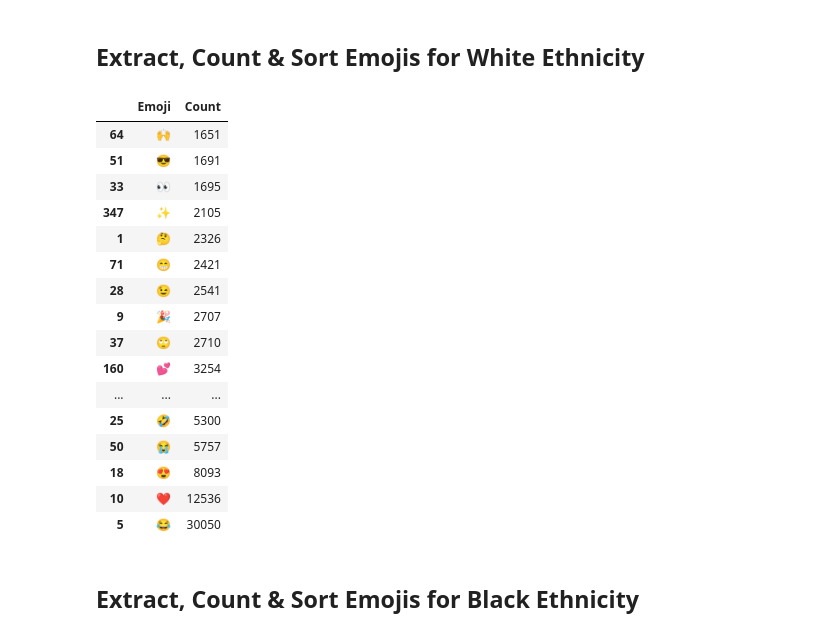
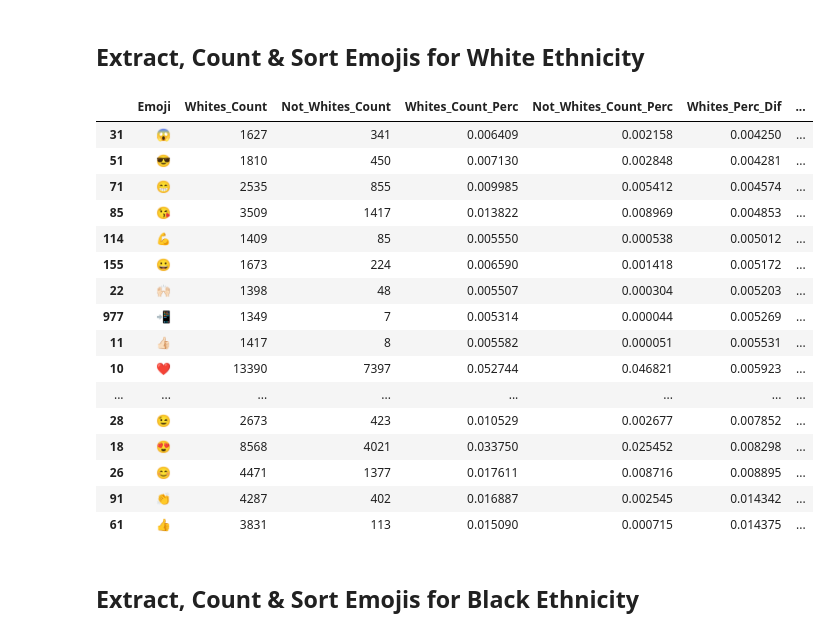
Before and after one commit to stylianosnicoletti/Emojis-usage-in-social-media-by-demographics, a Jupyter notebook: Jupyter/Emojis_ London.ipynb, the cells around one changed output. Cells and saved outputs as stored; diff of their text form; code cells hidden in the pictures.

```diff
--- a/Jupyter/Emojis_ London.ipynb
+++ b/Jupyter/Emojis_ London.ipynb
@@ -249,35 +327,55 @@ for ind,gen in enumerate(gender_list):
 # %% [markdown]
 ## Extract, Count & Sort Emojis for White Ethnicity
 # %%
-# Count emojis (Ethnicity Confidence: 0.8)
-count_white = extract.count_all_emoji(lon_join_df.loc[(lon_join_df['ethnicity'] == 'white')& (lon_join_df['ethnicity:confidence'].astype(float)>0.8)]['text'])
+# Count emojis (Ethnicity Confidence: 0.75)
+count_white = extract.count_all_emoji(lon_join_df.loc[(lon_join_df['ethnicity'] == 'white')& (lon_join_df['ethnicity:confidence'].astype(float)>0.75)]['text'])
+count_not_white =extract.count_all_emoji(lon_join_df.loc[(lon_join_df['ethnicity'] != 'white')& (lon_join_df['ethnicity:confidence'].astype(float)>0.75)]['text'])
 
 # Create panda dataframe to store emojis with counts
-emojis_count_white_df = pd.DataFrame(columns = ['Emoji','Count'])
+
+# Whites
+emojis_count_white_df = pd.DataFrame(columns = ['Emoji','Whites_Count'])
 for emoji in count_white:
-    emojis_count_white_df = emojis_count_white_df.append({'Emoji' : emoji , 'Count' : count_white[emoji]} , ignore_index=True)
+    emojis_count_white_df = emojis_count_white_df.append({'Emoji' : emoji , 'Whites_Count' : count_white[emoji]} , ignore_index=True)
 
-# Sort dataframe by count
-emojis_count_white_df = emojis_count_white_df.sort_values(by=['Count'])
-emojis_count_white_df.tail(20)
+# Not Whites
+emojis_count_not_white_df = pd.DataFrame(columns = ['Emoji','Not_Whites_Count'])
+for emoji in count_not_white:
+    emojis_count_not_white_df = emojis_count_not_white_df.append({'Emoji' : emoji , 'Not_Whites_Count' : count_not_white[emoji]} , ignore_index=True)
+
+# White Stats
+white_stats_df = emojis_count_white_df.join(emojis_count_not_white_df.set_index('Emoji'), on='Emoji')
+
+# Calculate percentage usage for each emoji per ethnicity
+white_count_perc = white_stats_df['Whites_Count'] /white_stats_df['Whites_Count'].sum()
+white_stats_df['Whites_Count_Perc']=white_count_perc
+not_white_count_perc = white_stats_df['Not_Whites_Count'] /white_stats_df['Not_Whites_Count'].sum()
+white_stats_df['Not_Whites_Count_Perc']=not_white_count_perc
+white_perc_dif = white_stats_df['Whites_Count_Perc'] - white_stats_df['Not_Whites_Count_Perc']
+white_stats_df['Whites_Perc_Dif']=white_perc_dif
+not_white_perc_dif = white_stats_df['Not_Whites_Count_Perc'] - white_stats_df['Whites_Count_Perc']
+white_stats_df['Not_Whites_Perc_Dif']=not_white_perc_dif
+
+white_stats_df = white_stats_df.fillna(0).sort_values(by=['Whites_Perc_Dif'])
+white_stats_df.tail(20)
 # %% [output]
-|  | Emoji | Count |
-| 64 | 🙌 | 1651 |
-| 51 | 😎 | 1691 |
-| 33 | 👀 | 1695 |
-| 347 | ✨ | 2105 |
-| 1 | 🤔 | 2326 |
-| 71 | 😁 | 2421 |
-| 28 | 😉 | 2541 |
-| 9 | 🎉 | 2707 |
-| 37 | 🙄 | 2710 |
-| 160 | 💕 | 3254 |
-| ... | ... | ... |
-| 25 | 🤣 | 5300 |
-| 50 | 😭 | 5757 |
-| 18 | 😍 | 8093 |
-| 10 | ❤ | 12536 |
-| 5 | 😂 | 30050 |
+|  | Emoji | Whites_Count | Not_Whites_Count | Whites_Count_Perc | Not_Whites_Count_Perc | Whites_Perc_Dif | ... |
+| 31 | 😱 | 1627 | 341 | 0.006409 | 0.002158 | 0.004250 | ... |
+| 51 | 😎 | 1810 | 450 | 0.007130 | 0.002848 | 0.004281 | ... |
+| 71 | 😁 | 2535 | 855 | 0.009985 | 0.005412 | 0.004574 | ... |
+| 85 | 😘 | 3509 | 1417 | 0.013822 | 0.008969 | 0.004853 | ... |
+| 114 | 💪 | 1409 | 85 | 0.005550 | 0.000538 | 0.005012 | ... |
+| 155 | 😀 | 1673 | 224 | 0.006590 | 0.001418 | 0.005172 | ... |
+| 22 | 🙌🏻 | 1398 | 48 | 0.005507 | 0.000304 | 0.005203 | ... |
+| 977 | 📲 | 1349 | 7 | 0.005314 | 0.000044 | 0.005269 | ... |
+| 11 | 👍🏻 | 1417 | 8 | 0.005582 | 0.000051 | 0.005531 | ... |
+| 10 | ❤ | 13390 | 7397 | 0.052744 | 0.046821 | 0.005923 | ... |
+| ... | ... | ... | ... | ... | ... | ... | ... |
+| 28 | 😉 | 2673 | 423 | 0.010529 | 0.002677 | 0.007852 | ... |
+| 18 | 😍 | 8568 | 4021 | 0.033750 | 0.025452 | 0.008298 | ... |
+| 26 | 😊 | 4471 | 1377 | 0.017611 | 0.008716 | 0.008895 | ... |
+| 91 | 👏 | 4287 | 402 | 0.016887 | 0.002545 | 0.014342 | ... |
+| 61 | 👍 | 3831 | 113 | 0.015090 | 0.000715 | 0.014375 | ... |
 # %% [markdown]
 ## Extract, Count & Sort Emojis for Black Ethnicity
 # %%
```
Also changed, not shown: parts of 21 cells of this notebook.
